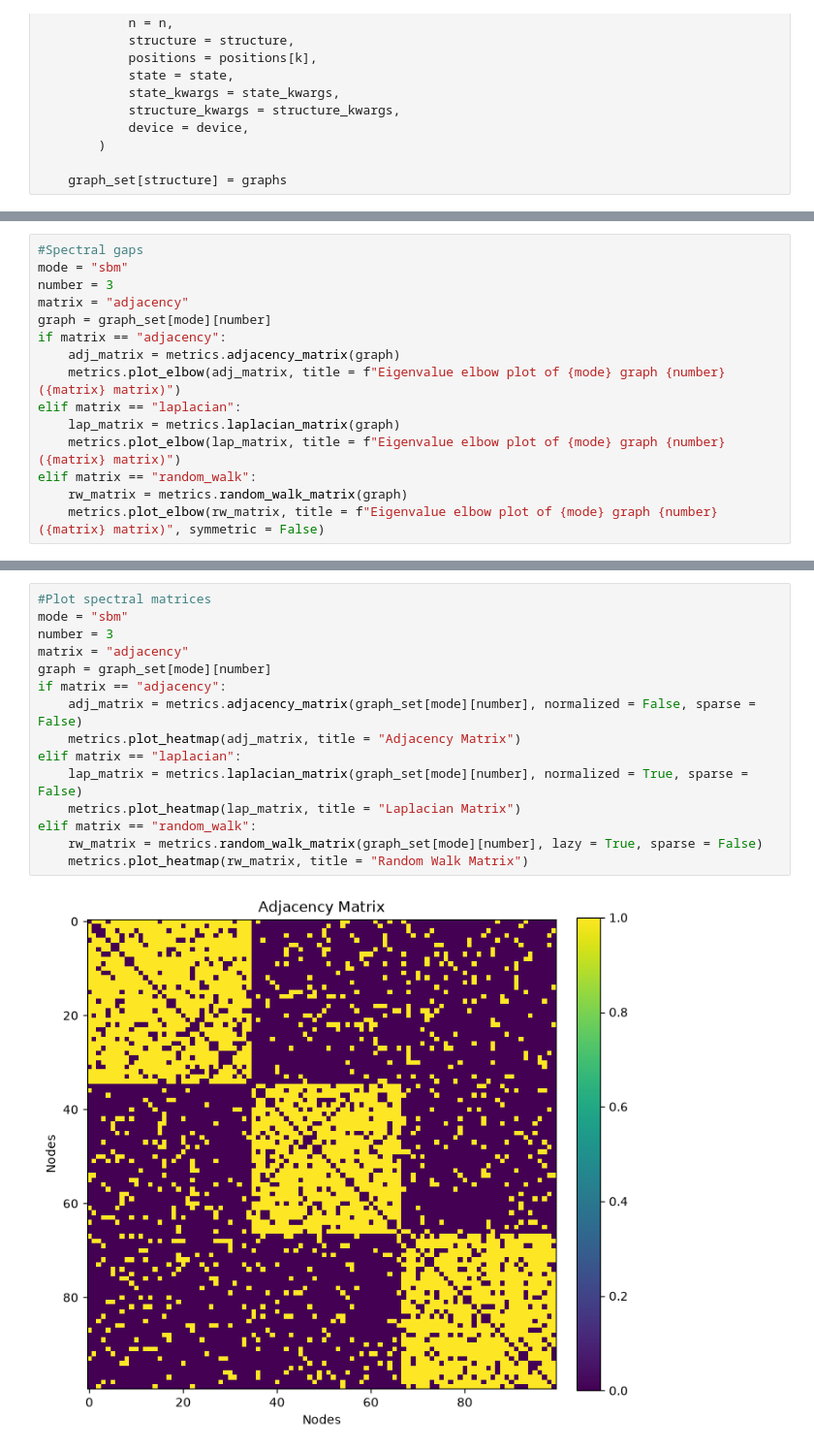
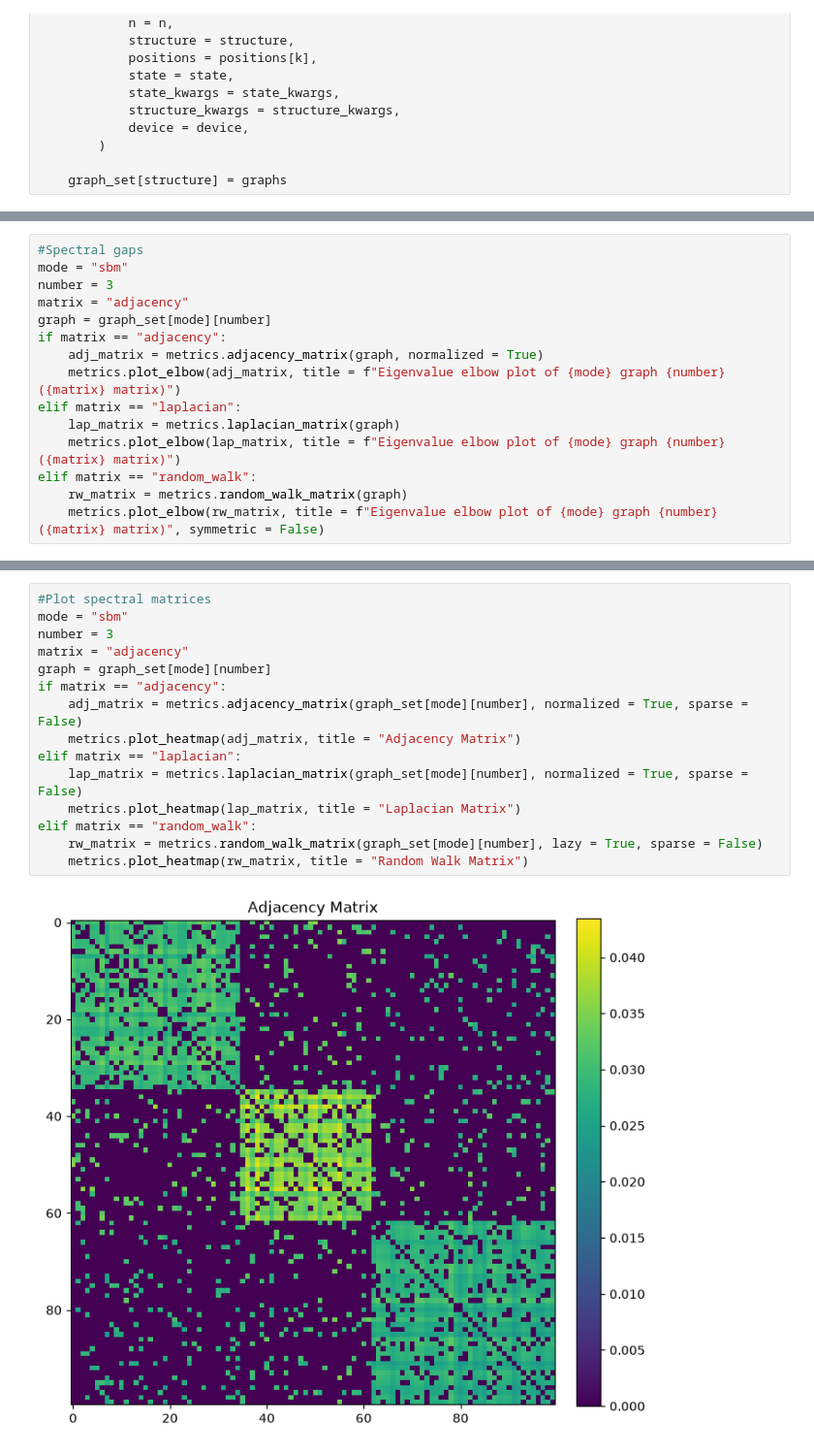
Before and after one commit to lucafrattegiani/graphs, a Jupyter notebook: notebooks/graph_metrics.ipynb, the cells around one changed output, grey strips where cells are left out. Shown at 97% size. Saved outputs shown, nothing was run; the diff lists cells and outputs as text.

```diff
--- a/notebooks/graph_metrics.ipynb
+++ b/notebooks/graph_metrics.ipynb
@@ -162,7 +172,7 @@ number = 3
 matrix = "adjacency"
 graph = graph_set[mode][number]
 if matrix == "adjacency":
-    adj_matrix = metrics.adjacency_matrix(graph)
+    adj_matrix = metrics.adjacency_matrix(graph, normalized = True)
     metrics.plot_elbow(adj_matrix, title = f"Eigenvalue elbow plot of {mode} graph {number} ({matrix} matrix)")
 elif matrix == "laplacian":
     lap_matrix = metrics.laplacian_matrix(graph)
@@ -175,20 +185,20 @@ elif matrix == "random_walk":
 # %%
 #Plot spectral matrices
 mode = "sbm"
 number = 3
 matrix = "adjacency"
 graph = graph_set[mode][number]
 if matrix == "adjacency":
-    adj_matrix = metrics.adjacency_matrix(graph_set[mode][number], normalized = False, sparse = False)
+    adj_matrix = metrics.adjacency_matrix(graph_set[mode][number], normalized = True, sparse = False)
     metrics.plot_heatmap(adj_matrix, title = "Adjacency Matrix")
 elif matrix == "laplacian":
     lap_matrix = metrics.laplacian_matrix(graph_set[mode][number], normalized = True, sparse = False)
     metrics.plot_heatmap(lap_matrix, title = "Laplacian Matrix")
 elif matrix == "random_walk":
     rw_matrix = metrics.random_walk_matrix(graph_set[mode][number], lazy = True, sparse = False)
     metrics.plot_heatmap(rw_matrix, title = "Random Walk Matrix")
 # %% [output]
-[figure, old version]
+[figure, new version]
 # %%
 #Spectral clustering
 mode = "sbm"
```
Also changed, not shown: parts of 6 cells of this notebook, 18 other files.
